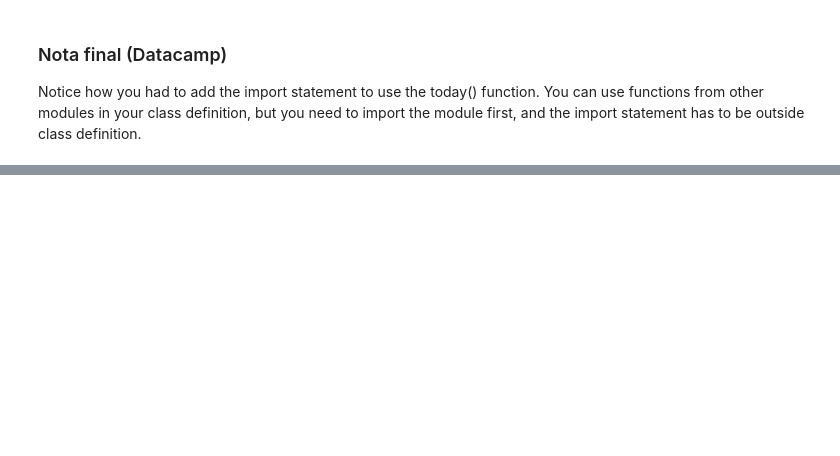
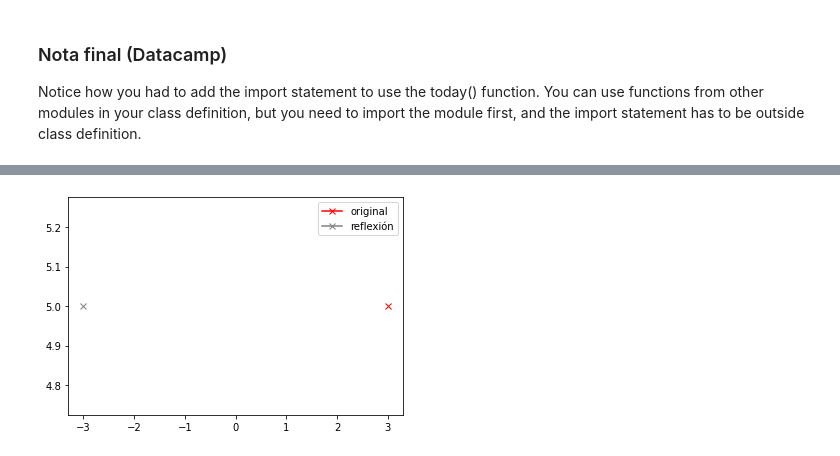
Before and after one commit to adinamarca/notebooks, a Jupyter notebook: PY/PGRM/Object_oriented_programming_in_python/notebook.ipynb, the cells around one changed output, grey strips where cells are left out. Cells and saved outputs as stored; diff of their text form; code cells hidden in the pictures; blank space fills up the shorter version.

```diff
--- a/PY/PGRM/Object_oriented_programming_in_python/notebook.ipynb
+++ b/PY/PGRM/Object_oriented_programming_in_python/notebook.ipynb
@@ -1062,0 +1177,5 @@ Notice how you had to add the import statement to use the today() function. You
+# %%
+# Reflectamos en torno a las ordenadas y graficamos
+punto.reflect('y', True)
+# %% [output]
+[figure, added]
```
Also changed, not shown: parts of 10 cells of this notebook.
